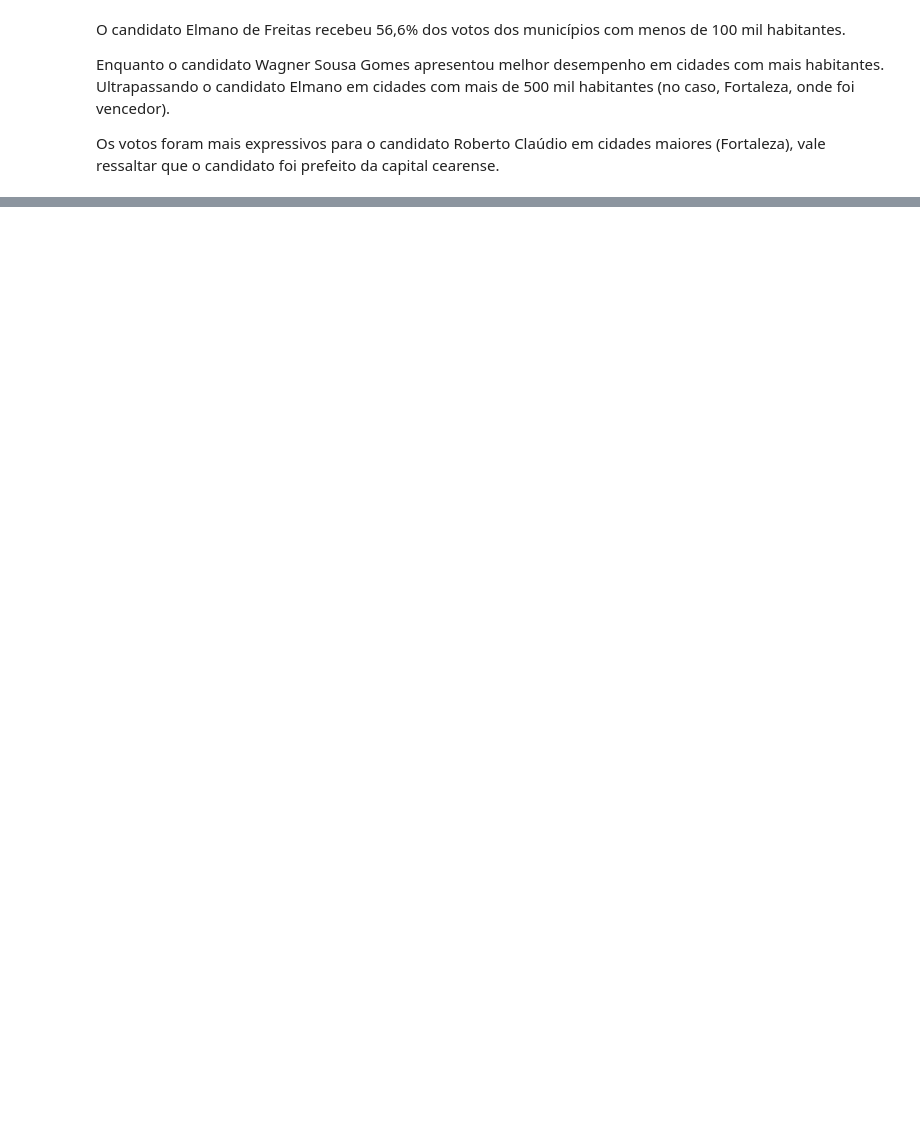
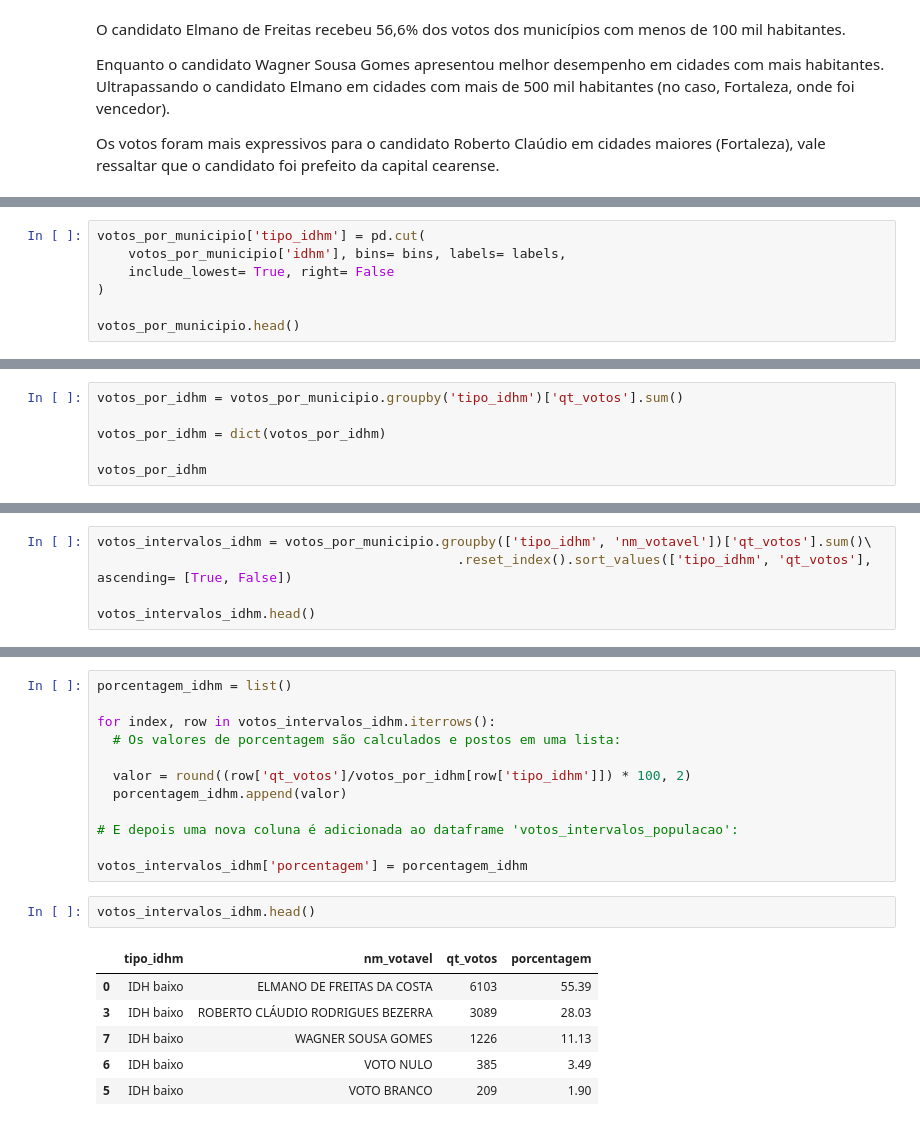
Before and after one commit to DamodaraBarbosa/clustering_municipios_eleicoes_2022_ceara, a Jupyter notebook: 05_data_analysis_eleicoes_ceara_2022.ipynb, the cells around one changed output, grey strips where cells are left out. Saved outputs shown, nothing was run; the diff lists cells and outputs as text; blank space fills up the shorter version.

```diff
--- a/05_data_analysis_eleicoes_ceara_2022.ipynb
+++ b/05_data_analysis_eleicoes_ceara_2022.ipynb
@@ -955,0 +965,7 @@ Os votos foram mais expressivos para o candidato Roberto Claúdio em cidades mai
+# %%
+votos_por_municipio['tipo_idhm'] = pd.cut(
+    votos_por_municipio['idhm'], bins= bins, labels= labels,
+    include_lowest= True, right= False
+)
+
+votos_por_municipio.head()
@@ -955,0 +979,6 @@ Os votos foram mais expressivos para o candidato Roberto Claúdio em cidades mai
+# %%
+votos_por_idhm = votos_por_municipio.groupby('tipo_idhm')['qt_votos'].sum()
+
+votos_por_idhm = dict(votos_por_idhm)
+
+votos_por_idhm
@@ -955,0 +987,5 @@ Os votos foram mais expressivos para o candidato Roberto Claúdio em cidades mai
+# %%
+votos_intervalos_idhm = votos_por_municipio.groupby(['tipo_idhm', 'nm_votavel'])['qt_votos'].sum()\
+                                              .reset_index().sort_values(['tipo_idhm', 'qt_votos'], ascending= [True, False])
+
+votos_intervalos_idhm.head()
@@ -955,0 +999,21 @@ Os votos foram mais expressivos para o candidato Roberto Claúdio em cidades mai
+# %%
+porcentagem_idhm = list()
+
+for index, row in votos_intervalos_idhm.iterrows():
+  # Os valores de porcentagem são calculados e postos em uma lista:
+
+  valor = round((row['qt_votos']/votos_por_idhm[row['tipo_idhm']]) * 100, 2)
+  porcentagem_idhm.append(valor)
+
+# E depois uma nova coluna é adicionada ao dataframe 'votos_intervalos_populacao':
+
+votos_intervalos_idhm['porcentagem'] = porcentagem_idhm
+# %%
+votos_intervalos_idhm.head()
+# %% [output]
+|  | tipo_idhm | nm_votavel | qt_votos | porcentagem |
+| 0 | IDH baixo | ELMANO DE FREITAS DA COSTA | 6103 | 55.39 |
+| 3 | IDH baixo | ROBERTO CLÁUDIO RODRIGUES BEZERRA | 3089 | 28.03 |
+| 7 | IDH baixo | WAGNER SOUSA GOMES | 1226 | 11.13 |
+| 6 | IDH baixo | VOTO NULO | 385 | 3.49 |
+| 5 | IDH baixo | VOTO BRANCO | 209 | 1.90 |
```
Also changed, not shown: parts of 12 cells of this notebook.
